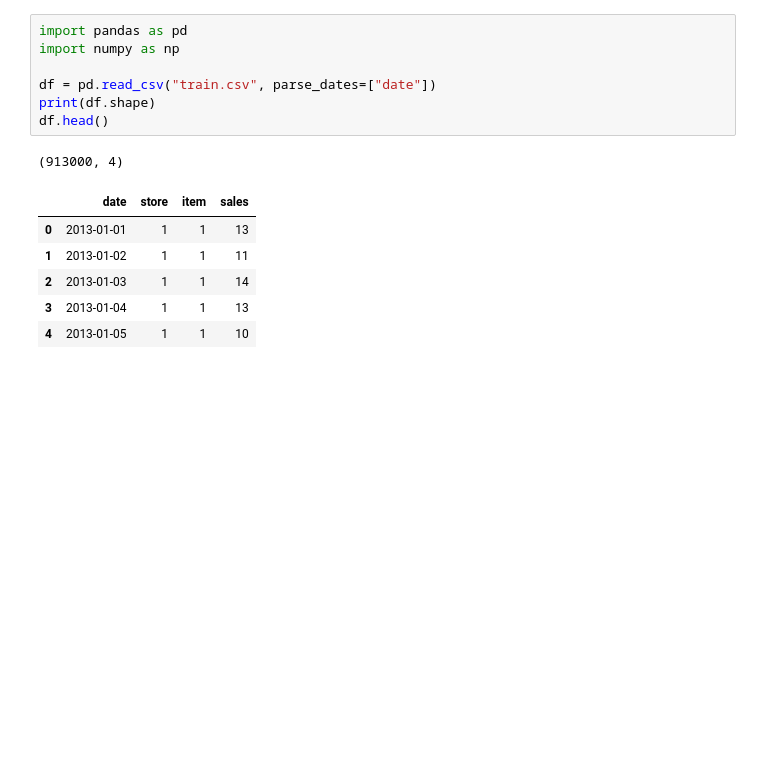
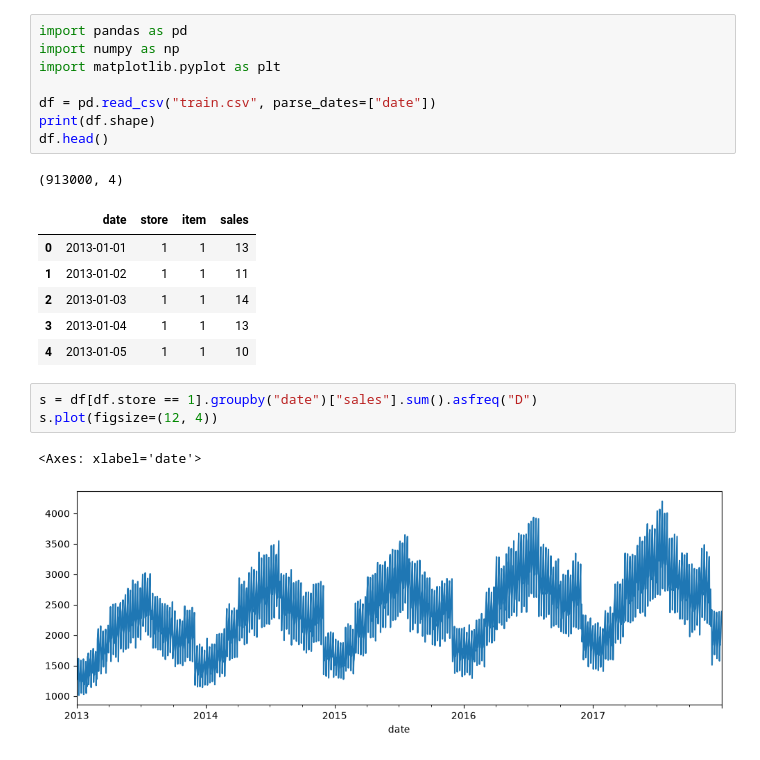
Before and after one commit to anwesskumar-source/sales-forecasting, a Jupyter notebook: forecasting.ipynb, the cells around one changed output. Saved outputs shown, nothing was run; the diff lists cells and outputs as text; blank space fills up the shorter version.

```diff
--- a/forecasting.ipynb
+++ b/forecasting.ipynb
@@ -1,6 +5,7 @@
 # %%
 import pandas as pd
 import numpy as np
+import matplotlib.pyplot as plt
 
 df = pd.read_csv("train.csv", parse_dates=["date"])
 print(df.shape)
@@ -13,3 +18,9 @@ df.head()
 | 2 | 2013-01-03 | 1 | 1 | 14 |
 | 3 | 2013-01-04 | 1 | 1 | 13 |
 | 4 | 2013-01-05 | 1 | 1 | 10 |
+# %%
+s = df[df.store == 1].groupby("date")["sales"].sum().asfreq("D")
+s.plot(figsize=(12, 4))
+# %% [output]
+<Axes: xlabel='date'>
+[figure, added]
```
Also changed, not shown: parts of 19 cells of this notebook.
